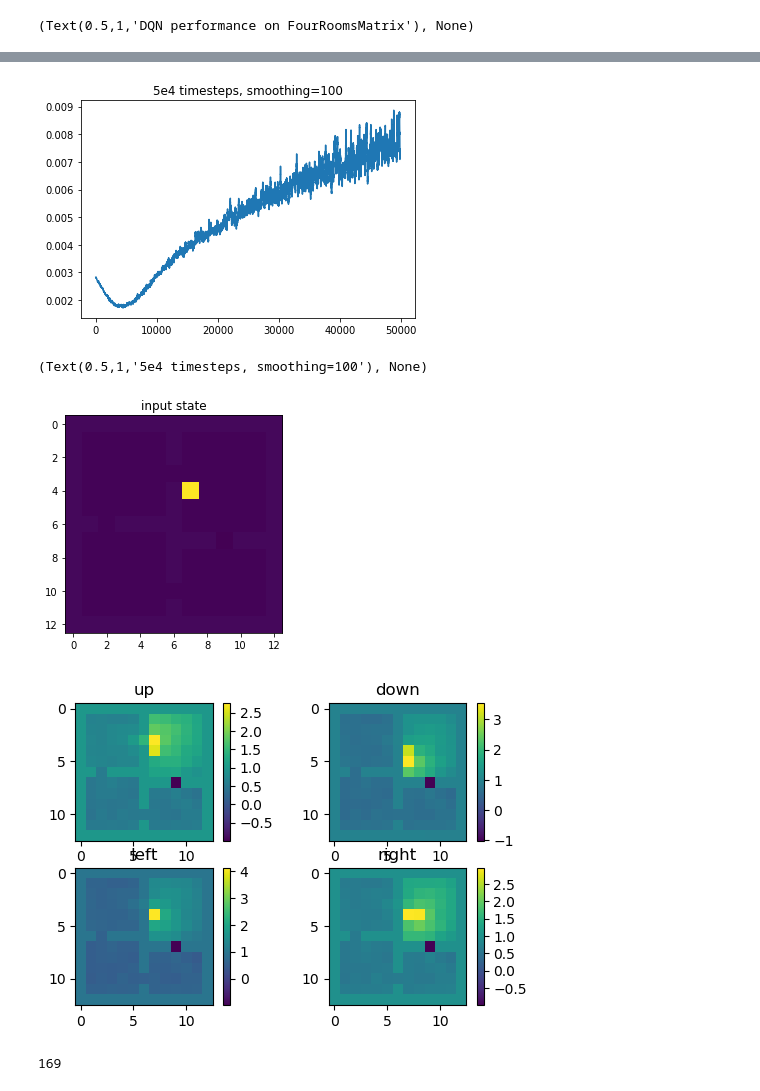
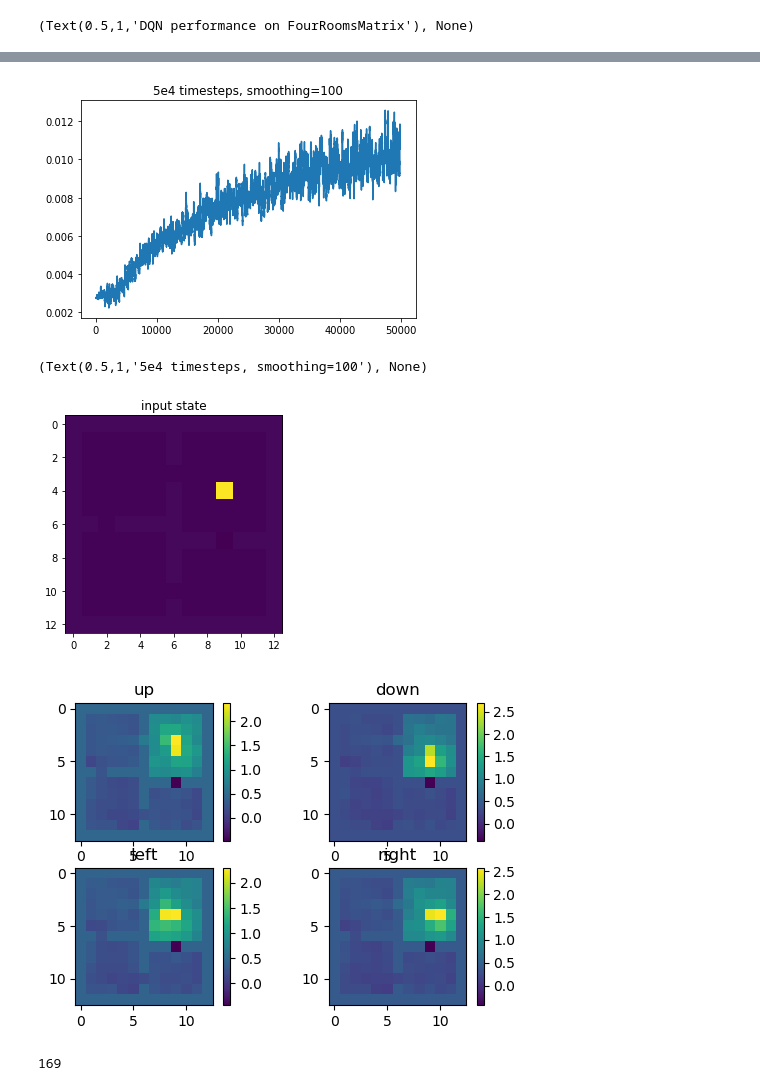
Before and after one commit to psurya1994/successor-feature-representations, a Jupyter notebook: 4-dqn-fourrooms_matrix.ipynb, the cells around one changed output, grey strips where cells are left out. Saved outputs shown, nothing was run; the diff lists cells and outputs as text; code cells hidden in the pictures.

```diff
--- a/4-dqn-fourrooms_matrix.ipynb
+++ b/4-dqn-fourrooms_matrix.ipynb
@@ -137,7 +124,7 @@ def avdsr_feature(**kwargs):
     config.eval_env = config.task_fn()
     config.c = 1
 
-    config.optimizer_fn = lambda params: torch.optim.RMSprop(params, 0.001)
+    config.optimizer_fn = lambda params: torch.optim.RMSprop(params, 0.002)
     config.network_fn = lambda: SRNet(config.action_dim, SRIdentityBody(config.state_dim), hidden_units=(), config=0) #CHECK
     config.replay_fn = lambda: Replay(memory_size=int(1e5), batch_size=10)
 
@@ -189,37 +176,38 @@ avdsr = avdsr_feature(game='FourRoomsMatrixNoTerm', agents=[agent], choice=0)
 # %%
+loss_lr_em3 = avdsr.loss_vec
 kernel = 100
 plt.plot(convolve(avdsr.loss_vec, kernel))
 plt.title('5e4 timesteps, smoothing=' + str(kernel)), plt.show()
 # plt.subplot(122), plt.plot(avdsr.retu)
 # %% [output]
-[figure, old version]
+[figure, new version]
 (Text(0.5,1,'5e4 timesteps, smoothing=100'), None)
 # %%
 from deep_rl.component.fourrooms import FourRoomsMatrix
 env = FourRoomsMatrix()
 state = env.reset()
 env.step(env.action_space.sample())
 env.step(env.action_space.sample())
 env.step(env.action_space.sample())
 state, _, _, _ = env.step(env.action_space.sample())
-plt.imshow(state.reshape((13,13))); plt.title('input state'), plt.show()
+plt.imshow(env.render()); plt.title('input state'), plt.show()
 _, out, _ = avdsr.network(tensor(state).unsqueeze(0))
 
 dirs = {0: 'up', 1: 'down', 2:'left', 3:'right'}
 
 plt.figure(dpi=100)
 psi = out.detach().numpy()
 for i in range(4):
     psi_a = psi[0,i,:]
     plt.subplot(2,2,i+1)
     plt.imshow(psi_a.reshape((13,13)))
     plt.title(dirs[i])
     plt.colorbar()
 
 plt.show()
 # %% [output]
-[figure, old version]
+[figure, new version]
-[figure, old version]
+[figure, new version]
 # %%
 params_count(avdsr.network.psi2q)
 # %% [output]
```
Also changed, not shown: parts of 6 cells of this notebook, 1 other file.
